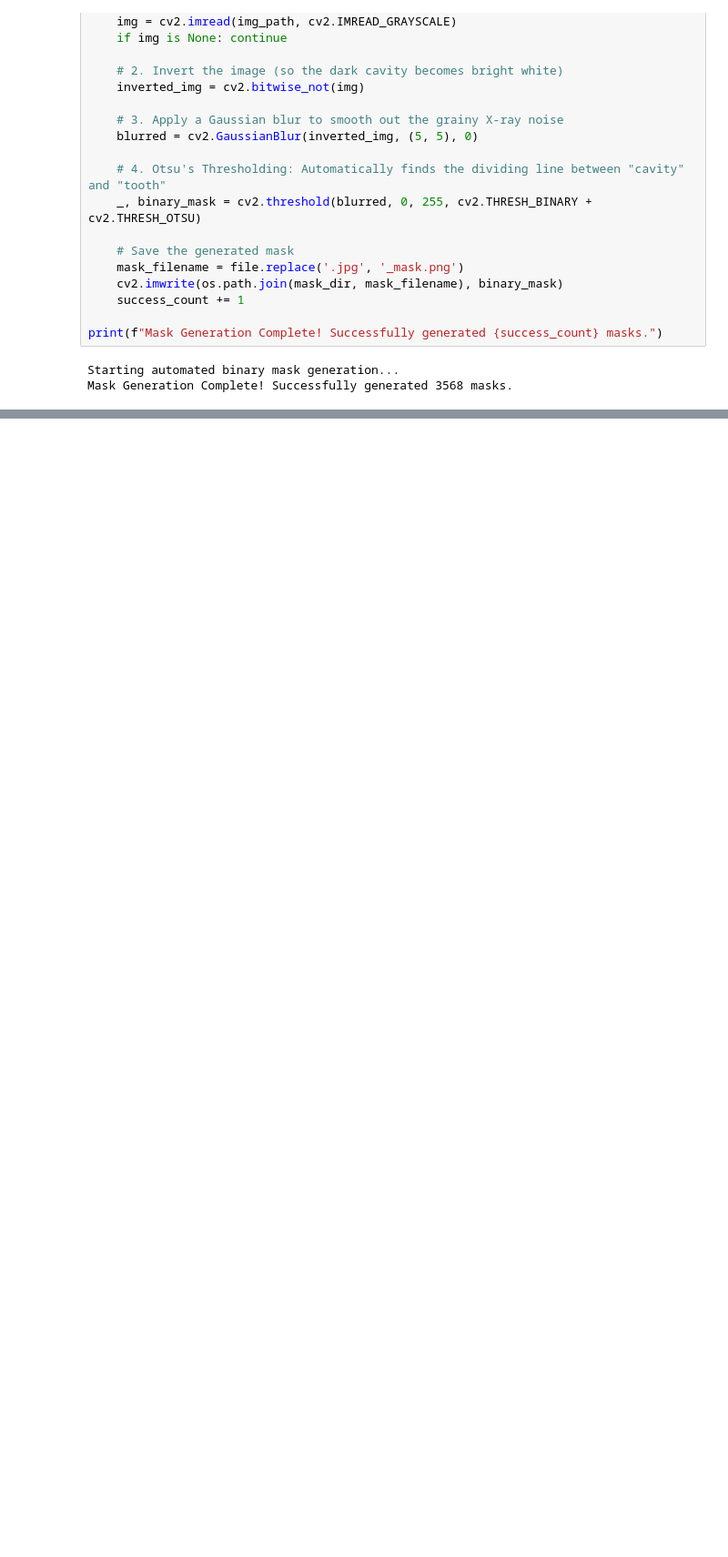
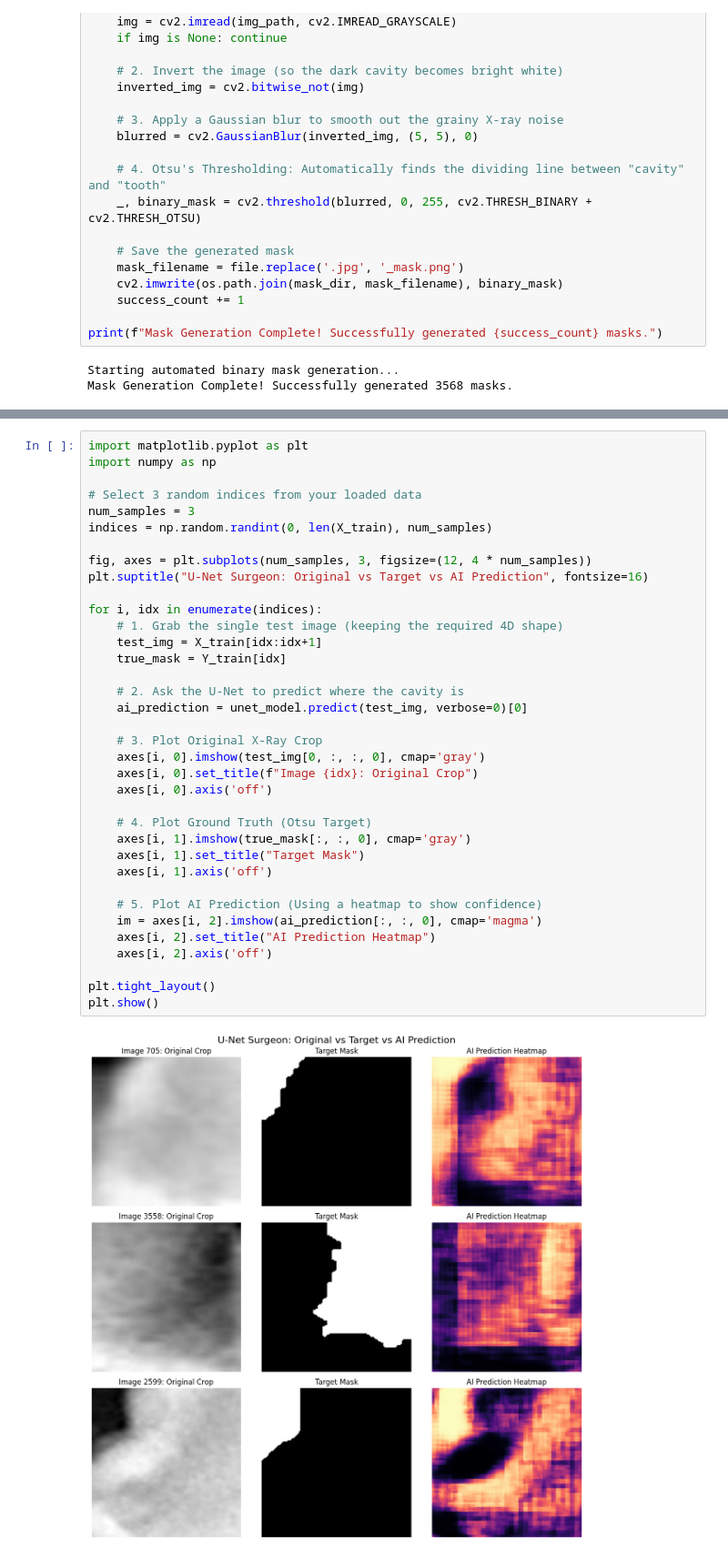
Before and after one commit to muhammadraza2005/Dental-Caries-Segmentation, a Jupyter notebook: caries_training.ipynb, the cells around one changed output, grey strips where cells are left out. Shown at 91% size. Saved outputs shown, nothing was run; the diff lists cells and outputs as text; blank space fills up the shorter version.

Commit message:
prediction on images

```diff
--- a/caries_training.ipynb
+++ b/caries_training.ipynb
@@ -405,0 +567,38 @@ Mask Generation Complete! Successfully generated 3568 masks.
+# %%
+import matplotlib.pyplot as plt
+import numpy as np
+
+# Select 3 random indices from your loaded data
+num_samples = 3
+indices = np.random.randint(0, len(X_train), num_samples)
+
+fig, axes = plt.subplots(num_samples, 3, figsize=(12, 4 * num_samples))
+plt.suptitle("U-Net Surgeon: Original vs Target vs AI Prediction", fontsize=16)
+
+for i, idx in enumerate(indices):
+    # 1. Grab the single test image (keeping the required 4D shape)
+    test_img = X_train[idx:idx+1]
+    true_mask = Y_train[idx]
+
+    # 2. Ask the U-Net to predict where the cavity is
+    ai_prediction = unet_model.predict(test_img, verbose=0)[0]
+
+    # 3. Plot Original X-Ray Crop
+    axes[i, 0].imshow(test_img[0, :, :, 0], cmap='gray')
+    axes[i, 0].set_title(f"Image {idx}: Original Crop")
+    axes[i, 0].axis('off')
+
+    # 4. Plot Ground Truth (Otsu Target)
+    axes[i, 1].imshow(true_mask[:, :, 0], cmap='gray')
+    axes[i, 1].set_title("Target Mask")
+    axes[i, 1].axis('off')
+
+    # 5. Plot AI Prediction (Using a heatmap to show confidence)
+    im = axes[i, 2].imshow(ai_prediction[:, :, 0], cmap='magma')
+    axes[i, 2].set_title("AI Prediction Heatmap")
+    axes[i, 2].axis('off')
+
+plt.tight_layout()
+plt.show()
+# %% [output]
+[figure, added]
```
Also changed, not shown: parts of 2 cells of this notebook.
